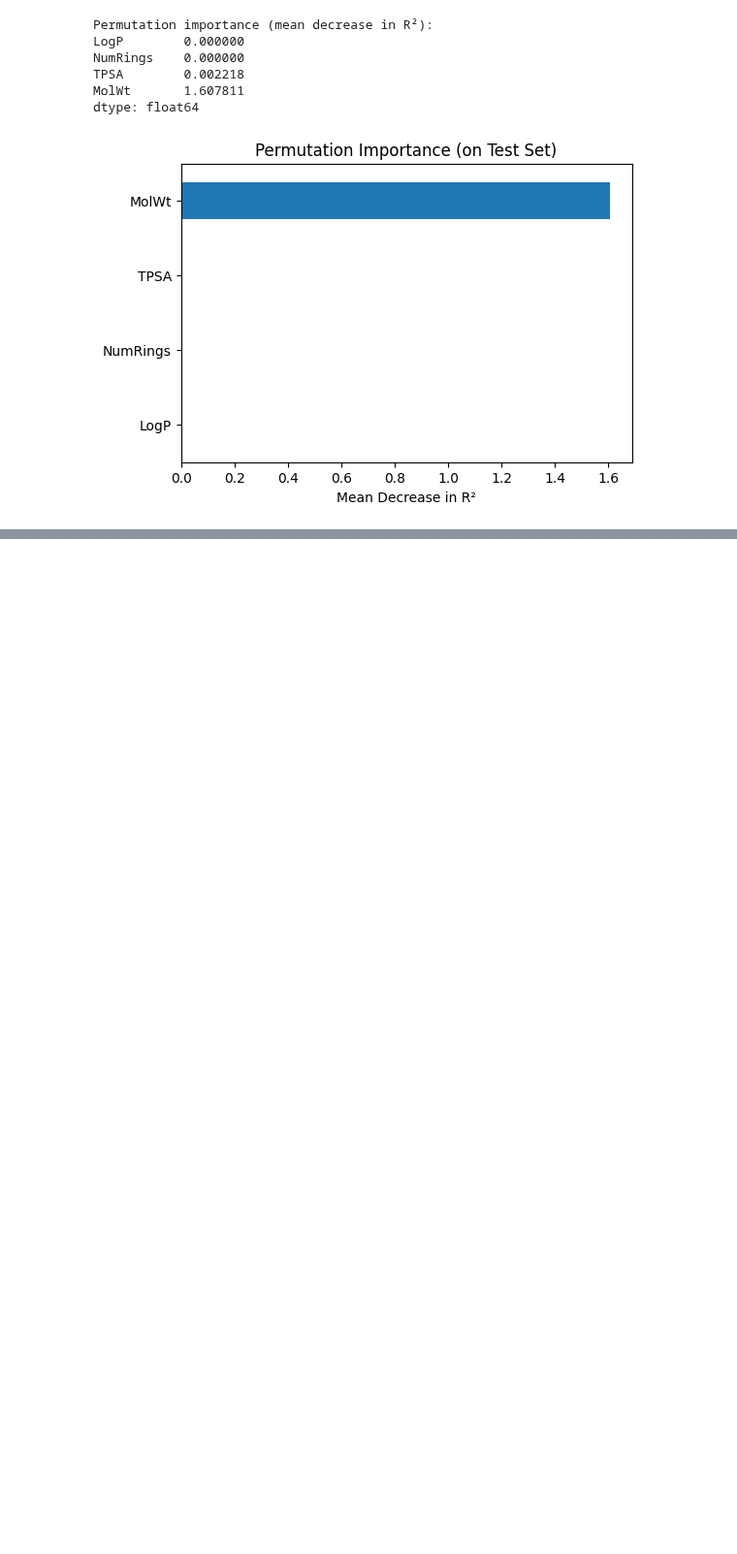
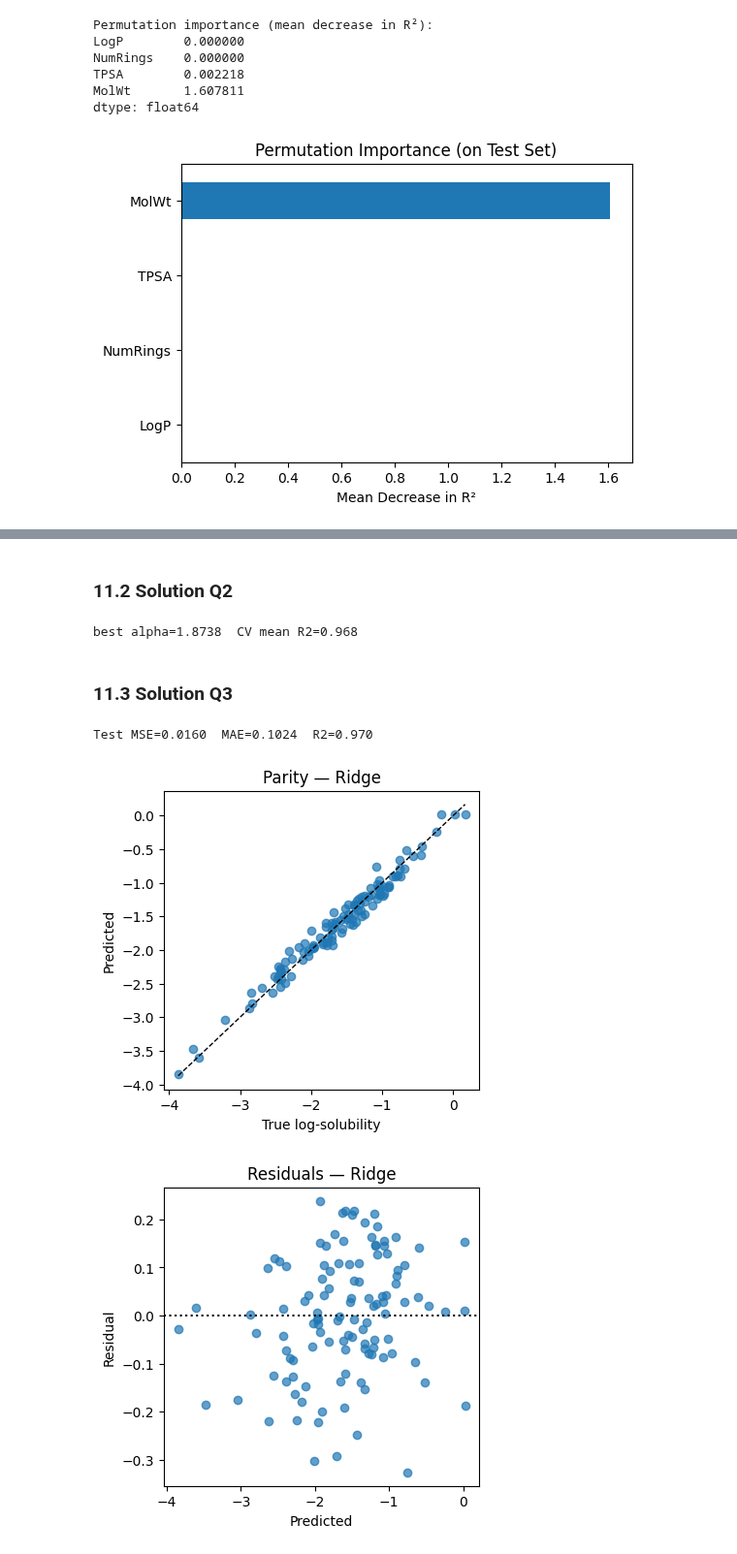
Before and after one commit to zzhenglab/ai4chem, a Jupyter notebook: book/_build/jupyter_execute/lecture-06.ipynb, the cells around one changed output, grey strips where cells are left out. Shown at 97% size. Drawn from its saved outputs; the diff is of its cells as text; code cells hidden in the pictures; blank space fills up the shorter version.

```diff
--- a/book/_build/jupyter_execute/lecture-06.ipynb
+++ b/book/_build/jupyter_execute/lecture-06.ipynb
@@ -756,0 +785,33 @@ Use the trained Ridge to predict log‑solubility for:
+# %% [markdown]
+### 11.2 Solution Q2
+# %%
+cv = KFold(n_splits=5, shuffle=True, random_state=1)
+alphas = np.logspace(-2, 3, 12)
+means = [cross_val_score(Ridge(alpha=a), X_tr, y_tr, cv=cv, scoring="r2").mean() for a in alphas]
+best_a = float(alphas[int(np.argmax(means))])
+ridge_best = Ridge(alpha=best_a).fit(X_tr, y_tr)
+print(f"best alpha={best_a:.4f}  CV mean R2={max(means):.3f}")
+# %% [output]
+best alpha=1.8738  CV mean R2=0.968
+# %% [markdown]
+### 11.3 Solution Q3
+# %%
+y_hat = ridge_best.predict(X_te)
+print(f"Test MSE={mean_squared_error(y_te,y_hat):.4f}  "
+      f"MAE={mean_absolute_error(y_te,y_hat):.4f}  "
+      f"R2={r2_score(y_te,y_hat):.3f}")
+
+plt.figure(figsize=(4.2,4))
+plt.scatter(y_te, y_hat, alpha=0.7)
+lims = [min(y_te.min(), y_hat.min()), max(y_te.max(), y_hat.max())]
+plt.plot(lims, lims, "k--", lw=1)
+plt.xlabel("True log-solubility"); plt.ylabel("Predicted"); plt.title("Parity — Ridge"); plt.show()
+
+resid = y_te - y_hat
+plt.figure(figsize=(4.2,4))
+plt.scatter(y_hat, resid, alpha=0.7); plt.axhline(0, color="k", ls=":")
+plt.xlabel("Predicted"); plt.ylabel("Residual"); plt.title("Residuals — Ridge"); plt.show()
+# %% [output]
+Test MSE=0.0160  MAE=0.1024  R2=0.970
+[figure, added]
+[figure, added]
```
Also changed, not shown: parts of 7 cells of this notebook, 26 other files.
